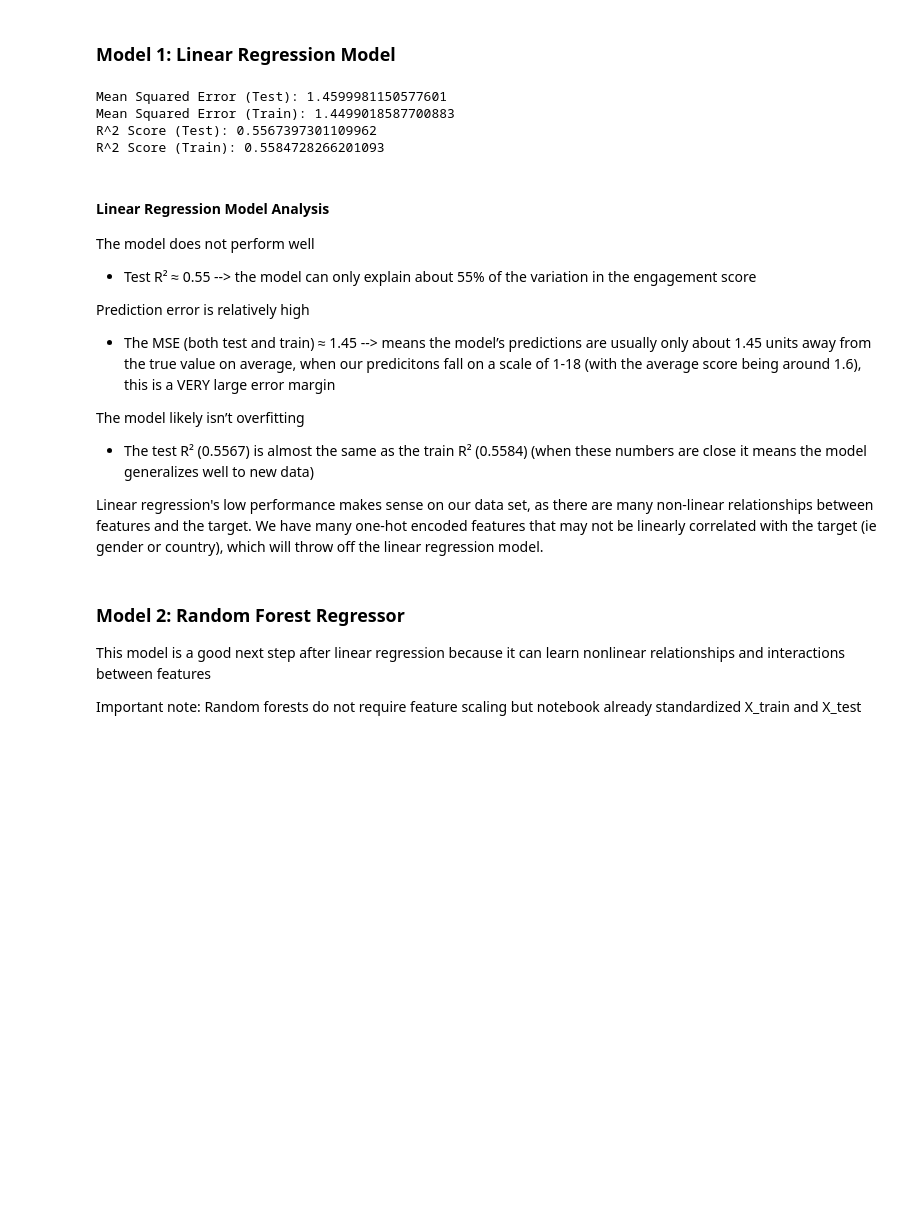
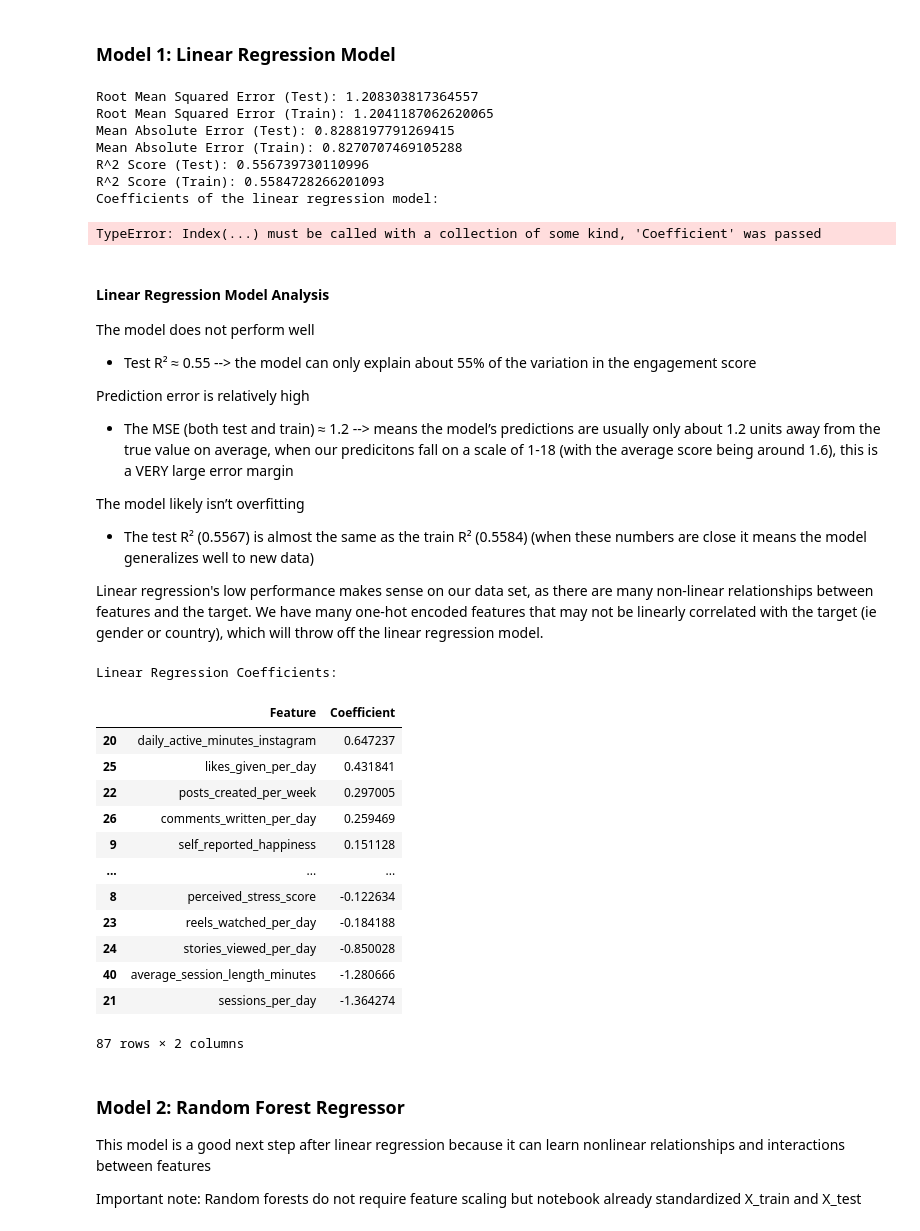
Before and after one commit to izzietaylor123/DS4400_final_project, a Jupyter notebook: model.ipynb, the cells around one changed output. Saved outputs shown, nothing was run; the diff lists cells and outputs as text; code cells hidden in the pictures; blank space fills up the shorter version.

Commit message:
added coefficient tables to LR and KNN models

```diff
--- a/model.ipynb
+++ b/model.ipynb
@@ -87,7 +87,8 @@ Median Engagement Score: 1.1
 ### Model 1: Linear Regression Model
 # %%
 from sklearn.linear_model import LinearRegression
-from sklearn.metrics import mean_squared_error, r2_score
+from sklearn.metrics import mean_squared_error, r2_score, mean_absolute_error
+import numpy as np
 
 # create and fit the linear regression model
 lr_model = LinearRegression()
@@ -98,32 +99,62 @@ y_pred = lr_model.predict(X_test)
 y_train_pred = lr_model.predict(X_train)
 
 # evaluate the model
-mse_test = mean_squared_error(y_test, y_pred)
-mse_train = mean_squared_error(y_train, y_train_pred)
+mse_test = np.sqrt(mean_squared_error(y_test, y_pred))
+mse_train = np.sqrt(mean_squared_error(y_train, y_train_pred))
 r2_test = r2_score(y_test, y_pred)
 r2_train = r2_score(y_train, y_train_pred)
 
-print(f'Mean Squared Error (Test): {mse_test}')
-print(f'Mean Squared Error (Train): {mse_train}')
+print(f'Root Mean Squared Error (Test): {mse_test}')
+print(f'Root Mean Squared Error (Train): {mse_train}')
+print(f'Mean Absolute Error (Test): {mean_absolute_error(y_test, y_pred)}')
+print(f'Mean Absolute Error (Train): {mean_absolute_error(y_train, y_train_pred)}')
 print(f'R^2 Score (Test): {r2_test}')
 print(f'R^2 Score (Train): {r2_train}')
 # %% [output]
-Mean Squared Error (Test): 1.4599981150577601
-Mean Squared Error (Train): 1.4499018587700883
-R^2 Score (Test): 0.5567397301109962
+Root Mean Squared Error (Test): 1.208303817364557
+Root Mean Squared Error (Train): 1.2041187062620065
+Mean Absolute Error (Test): 0.8288197791269415
+Mean Absolute Error (Train): 0.8270707469105288
+R^2 Score (Test): 0.556739730110996
 R^2 Score (Train): 0.5584728266201093
+Coefficients of the linear regression model:
+TypeError: Index(...) must be called with a collection of some kind, 'Coefficient' was passed
 # %% [markdown]
 #### Linear Regression Model Analysis
 The model does not perform well
 - Test R² ≈ 0.55 --> the model can only explain about 55% of the variation in the engagement score
 
 Prediction error is relatively high
-- The MSE (both test and train) ≈ 1.45 --> means the model’s predictions are usually only about 1.45 units away from the true value on average, when our predicitons fall on a scale of 1-18 (with the average score being around 1.6), this is a VERY large error margin
+- The MSE (both test and train) ≈ 1.2 --> means the model’s predictions are usually only about 1.2 units away from the true value on average, when our predicitons fall on a scale of 1-18 (with the average score being around 1.6), this is a VERY large error margin
 
 The model likely isn’t overfitting
 - The test R² (0.5567) is almost the same as the train R² (0.5584) (when these numbers are close it means the model generalizes well to new data)
 
 Linear regression's low performance makes sense on our data set, as there are many non-linear relationships between features and the target. We have many one-hot encoded features that may not be linearly correlated with the target (ie gender or country), which will throw off the linear regression model.
+# %%
+lr_coefs = []
+for i, coef in enumerate(lr_model.coef_):
+    lr_coefs.append((df.columns[i], coef))
+
+lr_coefs_df = pd.DataFrame(lr_coefs, columns=["Feature", "Coefficient"])
+lr_coefs_df = lr_coefs_df.sort_values(by="Coefficient", ascending=False)
+print("\nLinear Regression Coefficients:")
+display(lr_coefs_df)
+# %% [output]
+Linear Regression Coefficients:
+|  | Feature | Coefficient |
+| 20 | daily_active_minutes_instagram | 0.647237 |
+| 25 | likes_given_per_day | 0.431841 |
+| 22 | posts_created_per_week | 0.297005 |
+| 26 | comments_written_per_day | 0.259469 |
+| 9 | self_reported_happiness | 0.151128 |
+| ... | ... | ... |
+| 8 | perceived_stress_score | -0.122634 |
+| 23 | reels_watched_per_day | -0.184188 |
+| 24 | stories_viewed_per_day | -0.850028 |
+| 40 | average_session_length_minutes | -1.280666 |
+| 21 | sessions_per_day | -1.364274 |
+87 rows × 2 columns
 # %% [markdown]
 ### Model 2: Random Forest Regressor
 This model is a good next step after linear regression because it can learn nonlinear relationships and interactions between features
```
Also changed, not shown: parts of 4 cells of this notebook.
